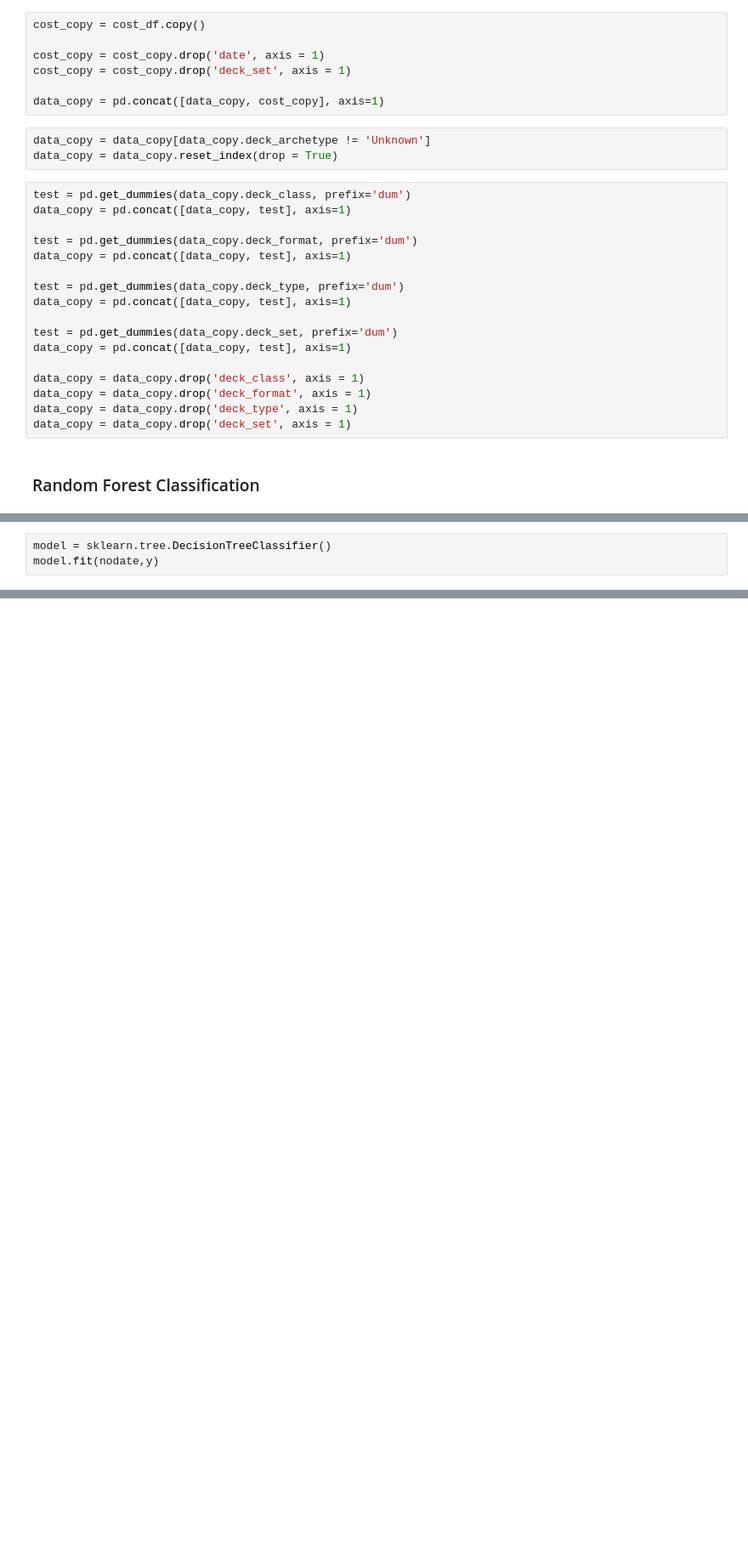
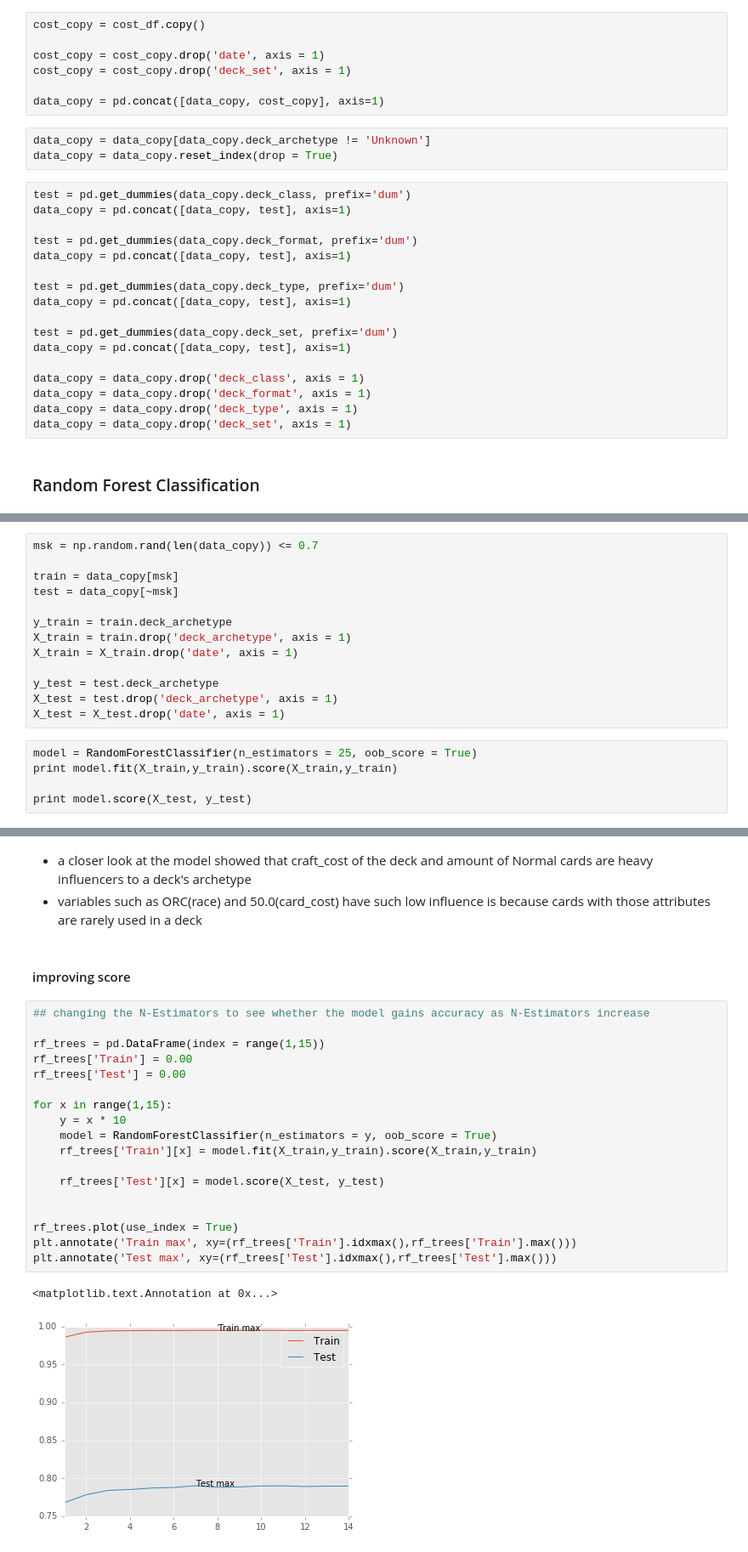
Before and after one commit to dawei95130/hearthstone, a Jupyter notebook: hearthstone.ipynb, the cells around one changed output, grey strips where cells are left out. Shown at 85% size. Saved outputs shown, nothing was run; the diff lists cells and outputs as text; blank space fills up the shorter version.

```diff
--- a/hearthstone.ipynb
+++ b/hearthstone.ipynb
@@ -358,3 +370,0 @@ NameError: name 'train_test_split' is not defined
-# %%
-model = sklearn.tree.DecisionTreeClassifier()
-model.fit(nodate,y)
@@ -382,0 +371,18 @@ sklearn.__version__
+# %%
+msk = np.random.rand(len(data_copy)) <= 0.7
+
+train = data_copy[msk]
+test = data_copy[~msk]
+
+y_train = train.deck_archetype
+X_train = train.drop('deck_archetype', axis = 1)
+X_train = X_train.drop('date', axis = 1)
+
+y_test = test.deck_archetype
+X_test = test.drop('deck_archetype', axis = 1)
+X_test = X_test.drop('date', axis = 1)
+# %%
+model = RandomForestClassifier(n_estimators = 25, oob_score = True)
+print model.fit(X_train,y_train).score(X_train,y_train)
+
+print model.score(X_test, y_test)
@@ -382,0 +415,26 @@ sklearn.__version__
+# %% [markdown]
+- a closer look at the model showed that craft_cost of the deck and amount of Normal cards are heavy influencers to a deck's archetype
+- variables such as ORC(race) and 50.0(card_cost) have such low influence is because cards with those attributes are rarely used in a deck
+# %% [markdown]
+#### improving score
+# %%
+## changing the N-Estimators to see whether the model gains accuracy as N-Estimators increase
+
+rf_trees = pd.DataFrame(index = range(1,15))
+rf_trees['Train'] = 0.00
+rf_trees['Test'] = 0.00
+
+for x in range(1,15):
+    y = x * 10
+    model = RandomForestClassifier(n_estimators = y, oob_score = True)
+    rf_trees['Train'][x] = model.fit(X_train,y_train).score(X_train,y_train)
+
+    rf_trees['Test'][x] = model.score(X_test, y_test)
+
+
+rf_trees.plot(use_index = True)
+plt.annotate('Train max', xy=(rf_trees['Train'].idxmax(),rf_trees['Train'].max()))
+plt.annotate('Test max', xy=(rf_trees['Test'].idxmax(),rf_trees['Test'].max()))
+# %% [output]
+<matplotlib.text.Annotation at 0x...>
+[figure, added]
```
Also changed, not shown: parts of 29 cells of this notebook.
